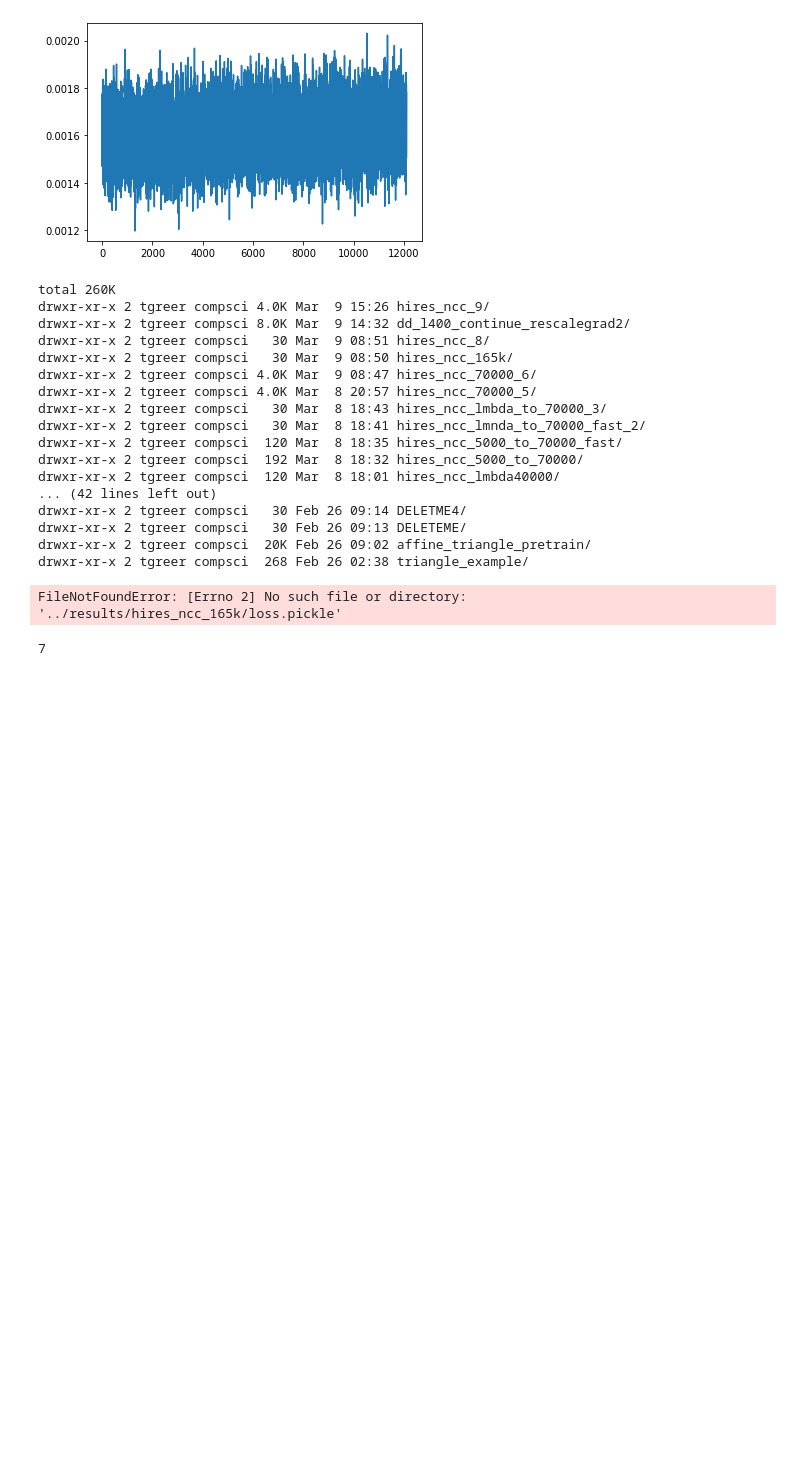
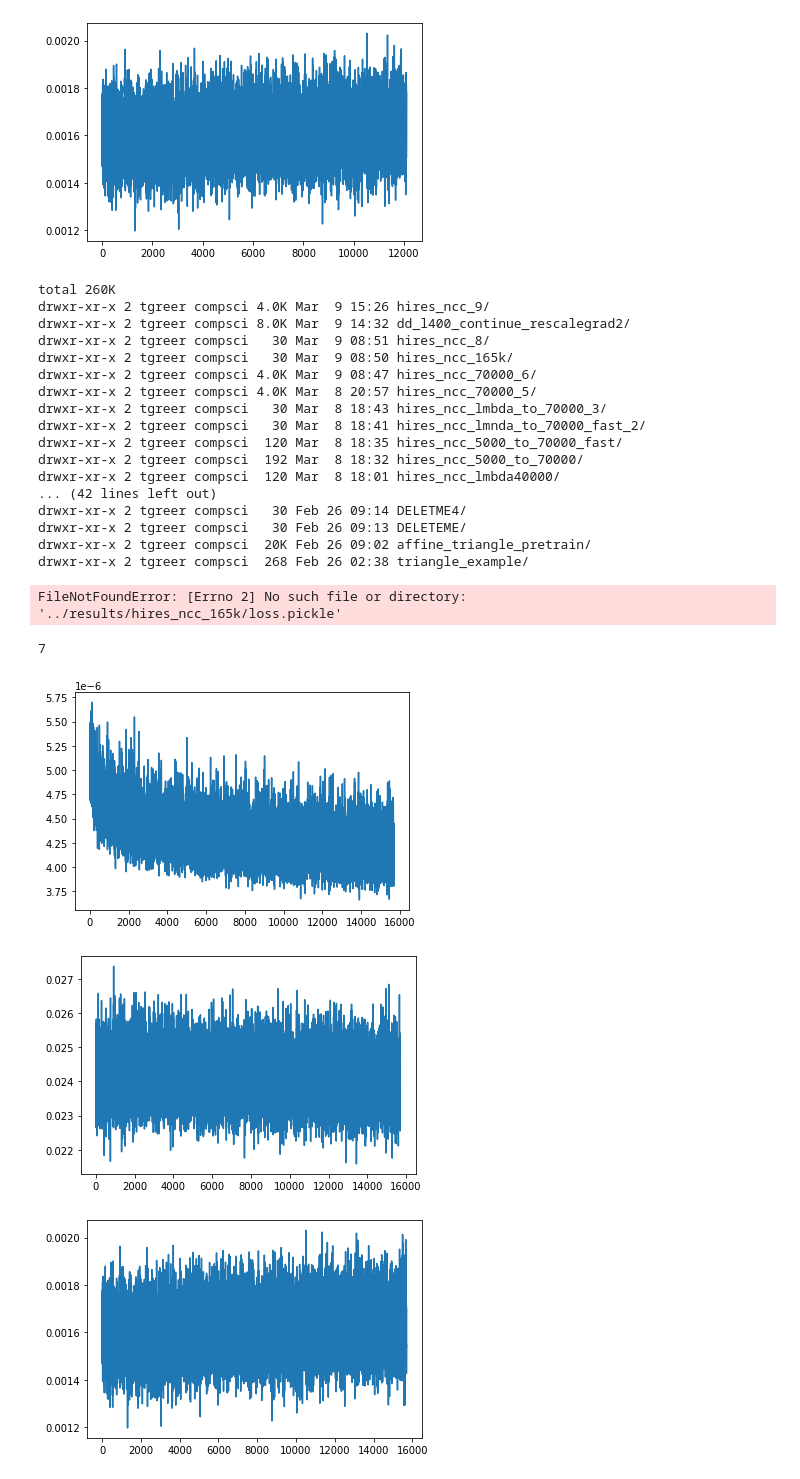
Before and after one commit to HastingsGreer/InverseConsistency, a Jupyter notebook: notebooks/InvestigateLosses.ipynb, the cells around one changed output. Saved outputs shown, nothing was run; the diff lists cells and outputs as text; code cells hidden in the pictures; blank space fills up the shorter version.

```diff
--- a/notebooks/InvestigateLosses.ipynb
+++ b/notebooks/InvestigateLosses.ipynb
@@ -326,3 +326,11 @@ FileNotFoundError: [Errno 2] No such file or directory: '../results/hires_ncc_16
 7
 # %%
 8
+# %%
+for j in range(3):
+    plt.plot(losses("../results/just_upsample_3/")[200:, j])
+    plt.show()
+# %% [output]
+[figure, added]
+[figure, added]
+[figure, added]
```
Also changed, not shown: parts of 1 cell of this notebook.
